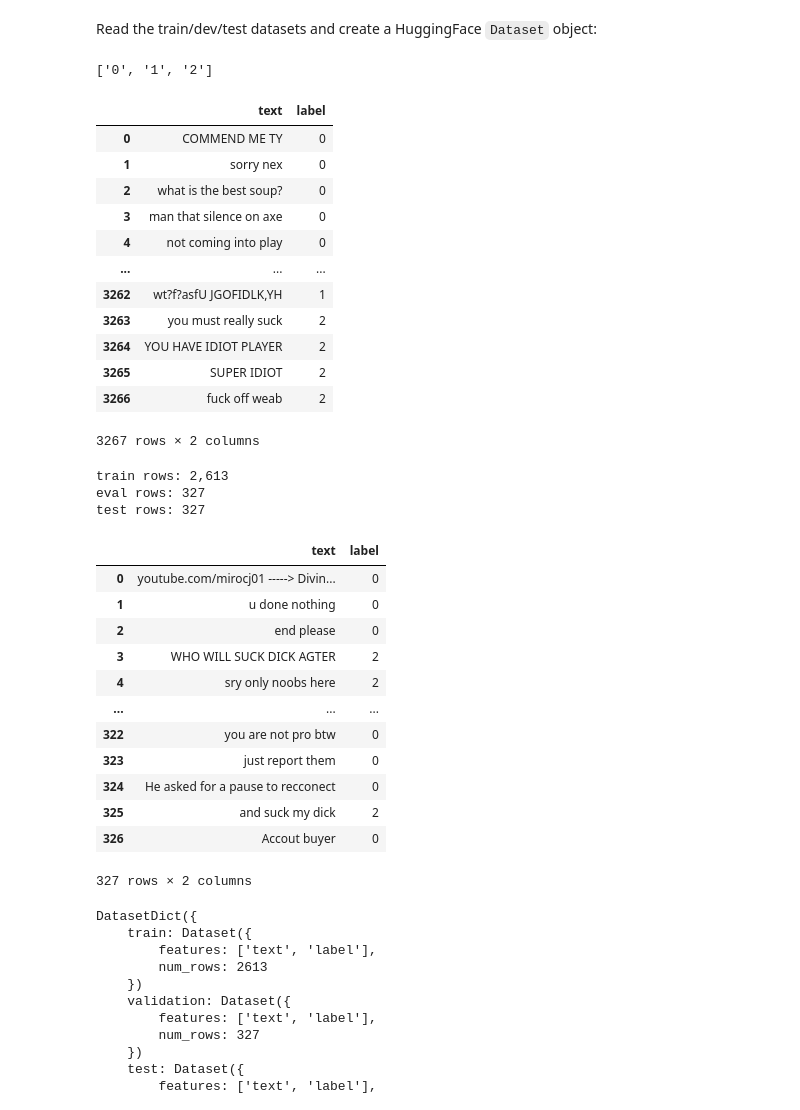
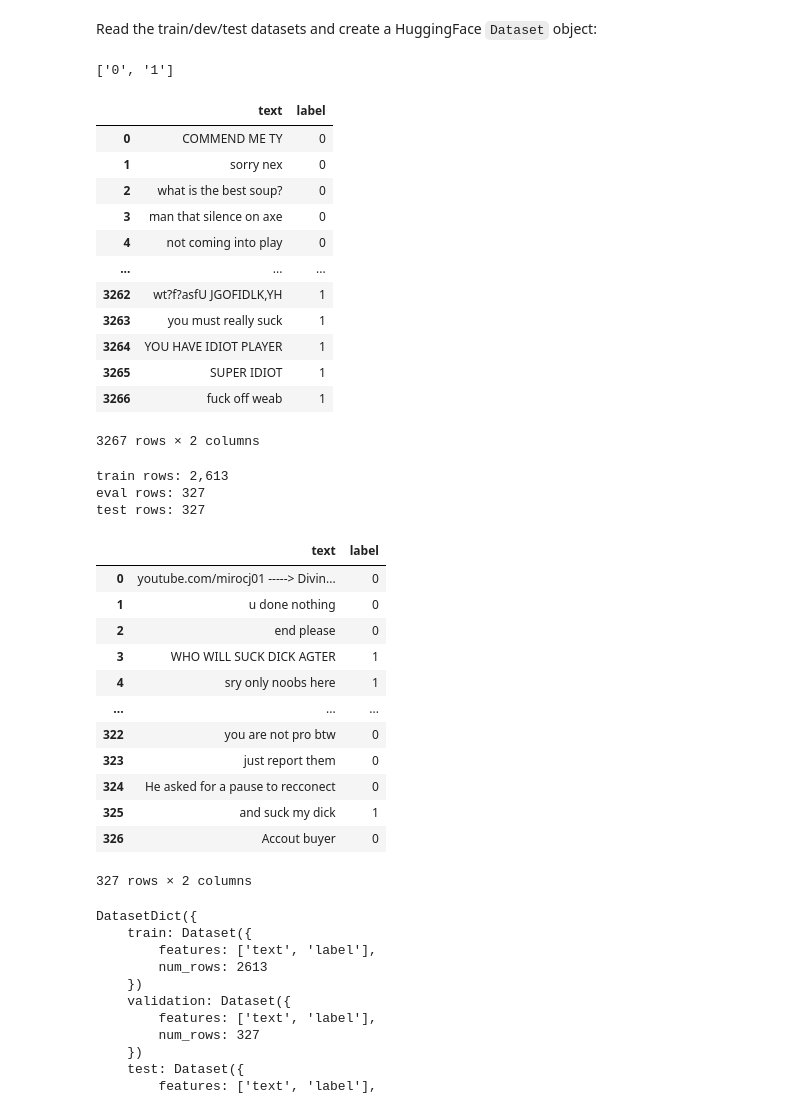
Before and after one commit to schen108/CSC-396-Gaming-Toxicity, a Jupyter notebook: transformer_dota.ipynb, the cells around one changed output. Cells and saved outputs as stored; diff of their text form; code cells hidden in the pictures.

```diff
--- a/transformer_dota.ipynb
+++ b/transformer_dota.ipynb
@@ -63,25 +63,27 @@ def read_dota_data(filename):
     # Get only the text and label columns
     return df[["text","target"]]
 # %%
-labels = open('classes.txt').read().splitlines()
+# labels = open('classes.txt').read().splitlines()
+labels = ["0","1"]
 data = read_dota_data('tagged-data.csv')
 print(labels)
 data = data.rename(columns={"target": "label"})
+data['label'] = data['label'].replace(2,1)
 data
 # %% [output]
-['0', '1', '2']
+['0', '1']
 |  | text | label |
 | 0 | COMMEND ME TY | 0 |
 | 1 | sorry nex | 0 |
 | 2 | what is the best soup? | 0 |
 | 3 | man that silence on axe | 0 |
 | 4 | not coming into play | 0 |
 | ... | ... | ... |
 | 3262 | wt?f?asfU JGOFIDLK,YH | 1 |
-| 3263 | you must really suck | 2 |
-| 3264 | YOU HAVE IDIOT PLAYER | 2 |
-| 3265 | SUPER IDIOT | 2 |
-| 3266 | fuck off weab | 2 |
+| 3263 | you must really suck | 1 |
+| 3264 | YOU HAVE IDIOT PLAYER | 1 |
+| 3265 | SUPER IDIOT | 1 |
+| 3266 | fuck off weab | 1 |
 3267 rows × 2 columns
 # %%
 from sklearn.model_selection import train_test_split
@@ -106,13 +108,13 @@ eval_df
 | 0 | youtube.com/mirocj01 -----> Divin... | 0 |
 | 1 | u done nothing | 0 |
 | 2 | end please | 0 |
-| 3 | WHO WILL SUCK DICK AGTER | 2 |
-| 4 | sry only noobs here | 2 |
+| 3 | WHO WILL SUCK DICK AGTER | 1 |
+| 4 | sry only noobs here | 1 |
 | ... | ... | ... |
 | 322 | you are not pro btw | 0 |
 | 323 | just report them | 0 |
 | 324 | He asked for a pause to recconect | 0 |
-| 325 | and suck my dick | 2 |
+| 325 | and suck my dick | 1 |
 | 326 | Accout buyer | 0 |
 327 rows × 2 columns
 # %%
```
Also changed, not shown: parts of 9 cells of this notebook.
